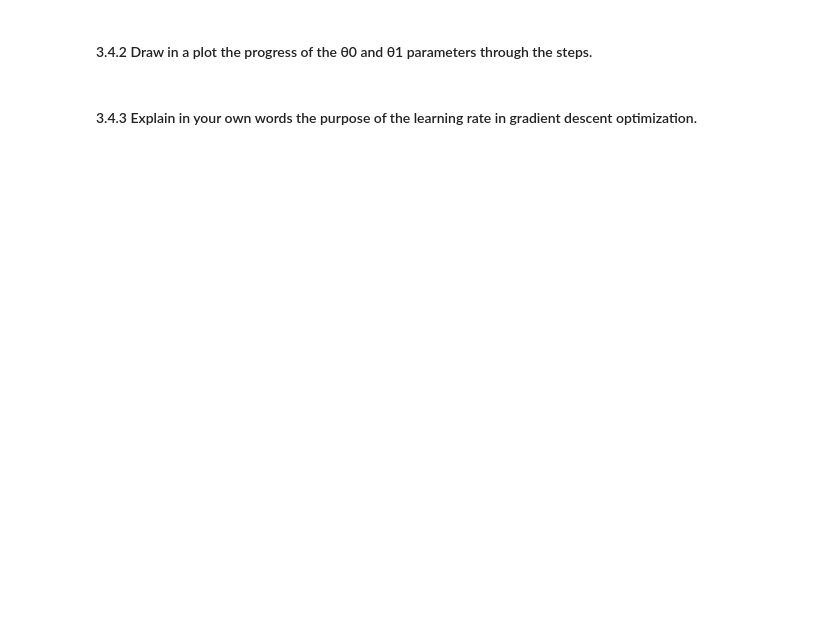
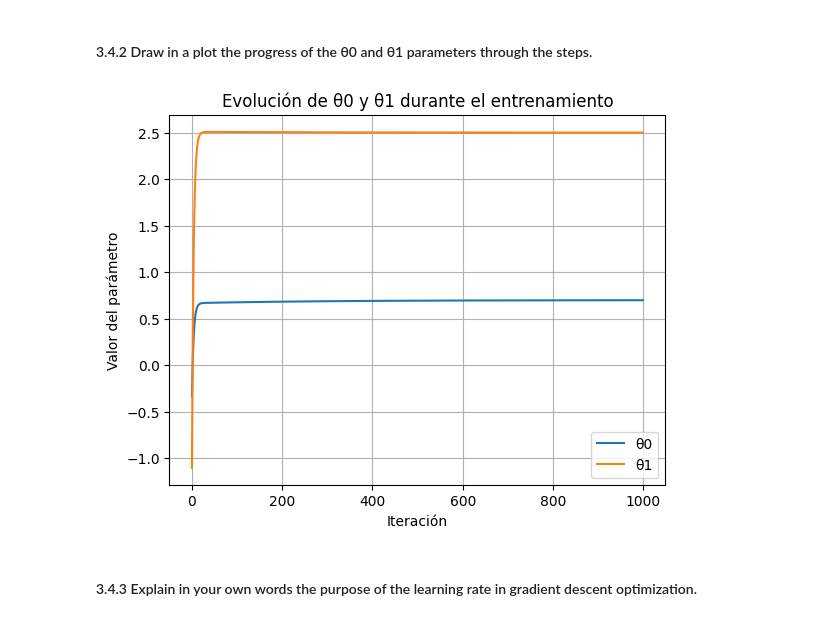
Before and after one commit to undelapaz-rnap-2025I/ejercicios-y-ejemplos-con-numpy-AlcidesBecerra, a Jupyter notebook: rnap_2024_II_exercises_and_examples_numpy.ipynb, the cells around one changed output. Saved outputs shown, nothing was run; the diff lists cells and outputs as text; code cells hidden in the pictures; blank space fills up the shorter version.

```diff
--- a/rnap_2024_II_exercises_and_examples_numpy.ipynb
+++ b/rnap_2024_II_exercises_and_examples_numpy.ipynb
@@ -500,4 +575,15 @@ Text(0.5, 1.0, 'Linear Regression Fit')
 # %% [markdown]
 #### 3.4.2 Draw in a plot the progress of the θ0 and θ1 parameters through the steps.
+# %%
+plt.plot(theta_0_vals, label='θ0')
+plt.plot(theta_1_vals, label='θ1')
+plt.xlabel('Iteración')
+plt.ylabel('Valor del parámetro')
+plt.title('Evolución de θ0 y θ1 durante el entrenamiento')
+plt.legend()
+plt.grid(True)
+plt.show()
+# %% [output]
+[figure, added]
 # %% [markdown]
 #### 3.4.3 Explain in your own words the purpose of the learning rate in gradient descent optimization.
```
Also changed, not shown: parts of 30 cells of this notebook.
